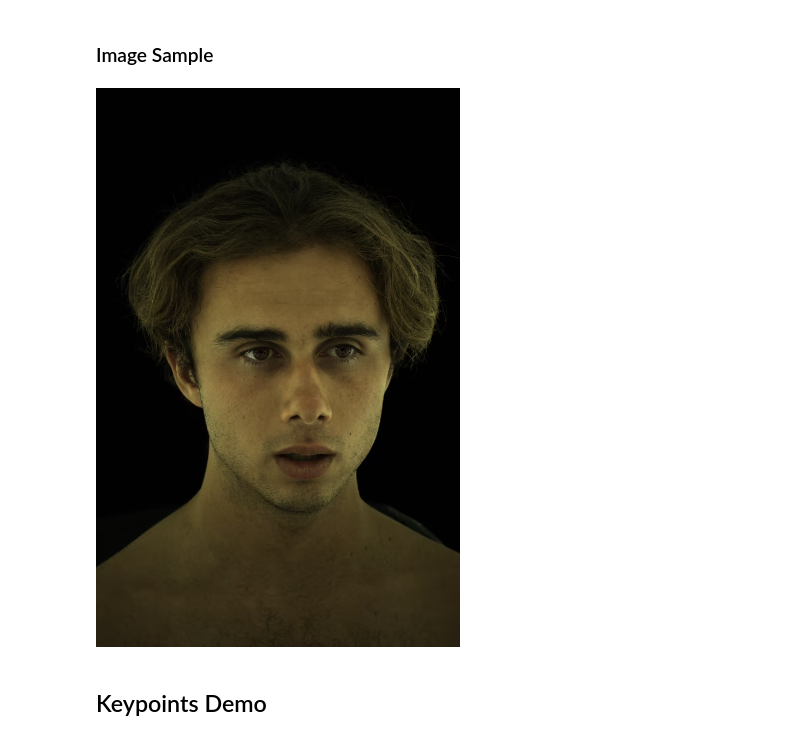
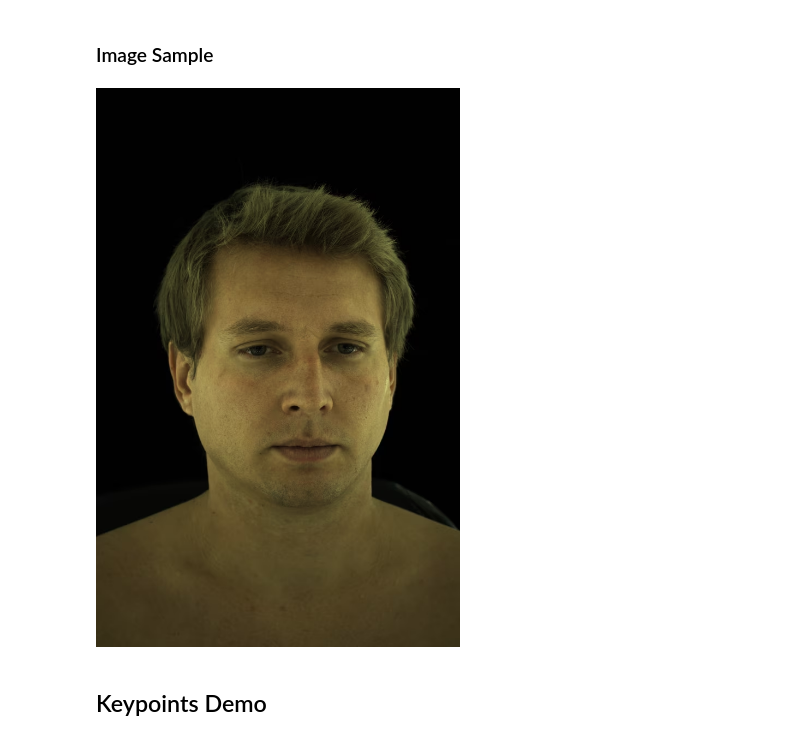
Before and after one commit to facebookresearch/ava-256, a Jupyter notebook: Data_Visualization_Demo.ipynb, the cells around one changed output. Saved outputs shown, nothing was run; the diff lists cells and outputs as text; code cells hidden in the pictures.

```diff
--- a/Data_Visualization_Demo.ipynb
+++ b/Data_Visualization_Demo.ipynb
@@ -5,6 +5,11 @@ from PIL import Image
 import pillow_avif
 from zipp import Path as ZipPath
 import io
+import json
+
+import matplotlib as mpl
+mpl.rcParams['figure.dpi']= 280
+import numpy as np
 # %%
 import sys
 sys.path.append('./demos/keypoints.py')
@@ -23,11 +29,11 @@ subject_id = "20230801--1420--EJG940"
 # %%
-base_dir = f"{ava_dir}/{subject_id}/decoder/"
+# base_dir = f"{ava_dir}/{subject_id}/decoder/"
 path = ZipPath(
                 base_dir + "image/" + f"cam{camera_id}.zip",
-                f"cam{camera_id}/{int(frame_id):06d}.avif",
+                f"cam{camera_id}/{int(start):06d}.avif",
             )
 img_bytes = path.read_bytes()
 image = Image.open(io.BytesIO(img_bytes))
 display(image)
 # %% [output]
-[figure, old version]
+[figure, new version]
```
Also changed, not shown: parts of 8 cells of this notebook, 3 other files.
